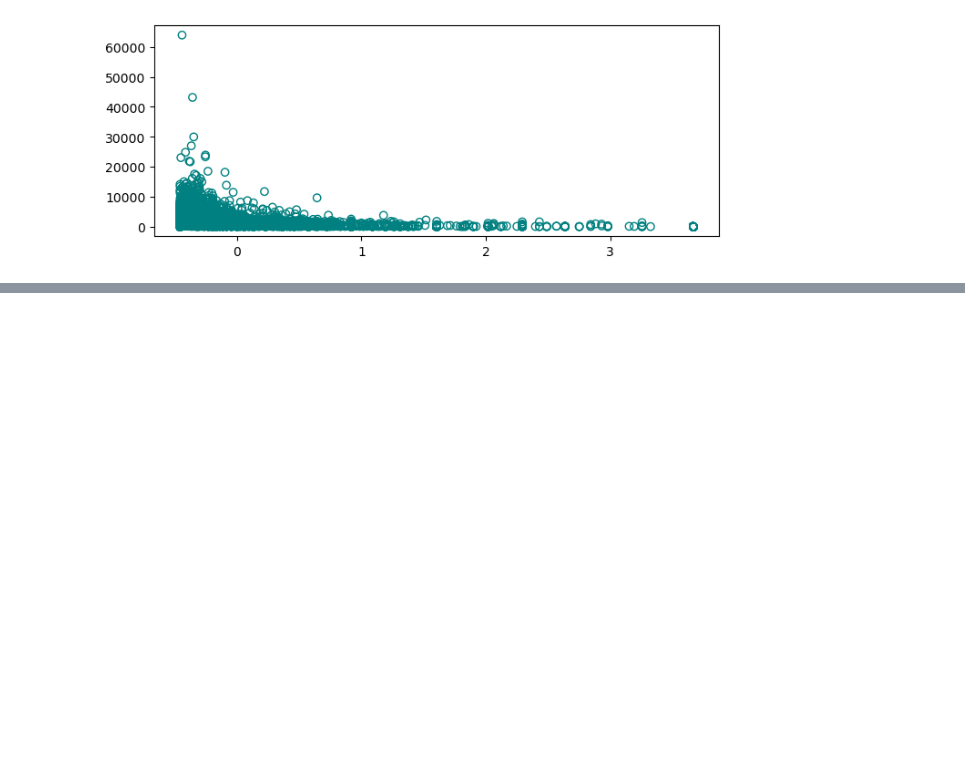
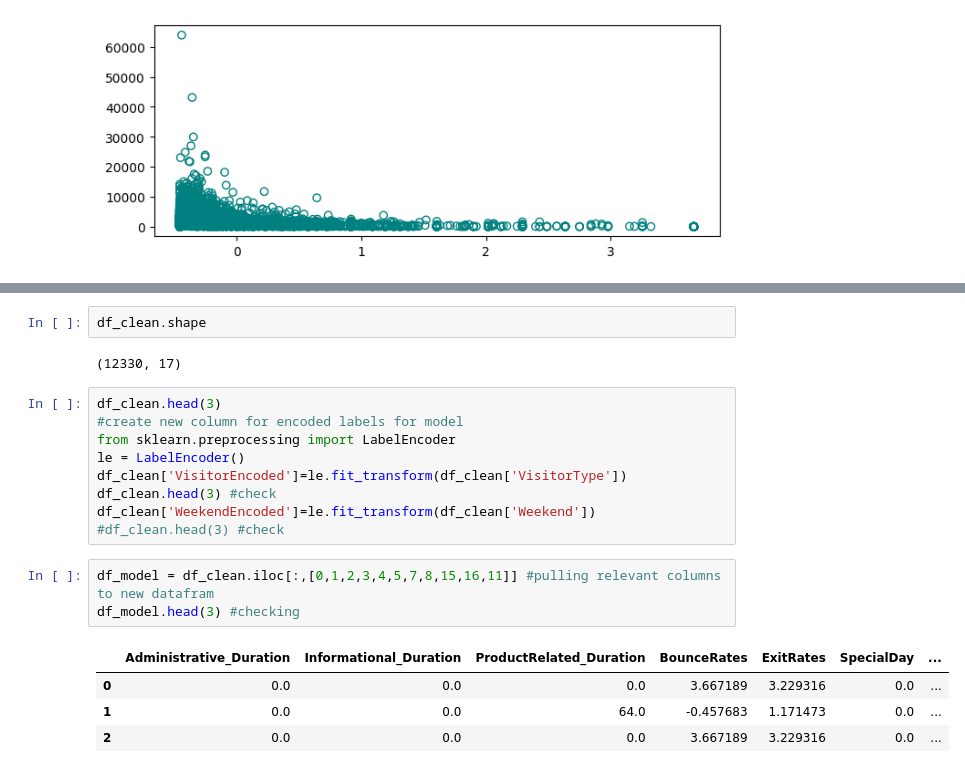
Before and after one commit to naomiw-usd/Final-Project, a Jupyter notebook: FinalProject_Combined.ipynb, the cells around one changed output, grey strips where cells are left out. Cells and saved outputs as stored; diff of their text form; blank space fills up the shorter version.

```diff
--- a/FinalProject_Combined.ipynb
+++ b/FinalProject_Combined.ipynb
@@ -439,0 +450,21 @@ plt.show()
+# %%
+df_clean.shape
+# %% [output]
+(12330, 17)
+# %%
+df_clean.head(3)
+#create new column for encoded labels for model
+from sklearn.preprocessing import LabelEncoder
+le = LabelEncoder()
+df_clean['VisitorEncoded']=le.fit_transform(df_clean['VisitorType'])
+df_clean.head(3) #check
+df_clean['WeekendEncoded']=le.fit_transform(df_clean['Weekend'])
+#df_clean.head(3) #check
+# %%
+df_model = df_clean.iloc[:,[0,1,2,3,4,5,7,8,15,16,11]] #pulling relevant columns to new datafram
+df_model.head(3) #checking
+# %% [output]
+|  | Administrative_Duration | Informational_Duration | ProductRelated_Duration | BounceRates | ExitRates | SpecialDay | ... |
+| 0 | 0.0 | 0.0 | 0.0 | 3.667189 | 3.229316 | 0.0 | ... |
+| 1 | 0.0 | 0.0 | 64.0 | -0.457683 | 1.171473 | 0.0 | ... |
+| 2 | 0.0 | 0.0 | 0.0 | 3.667189 | 3.229316 | 0.0 | ... |
```
Also changed, not shown: parts of 10 cells of this notebook.
